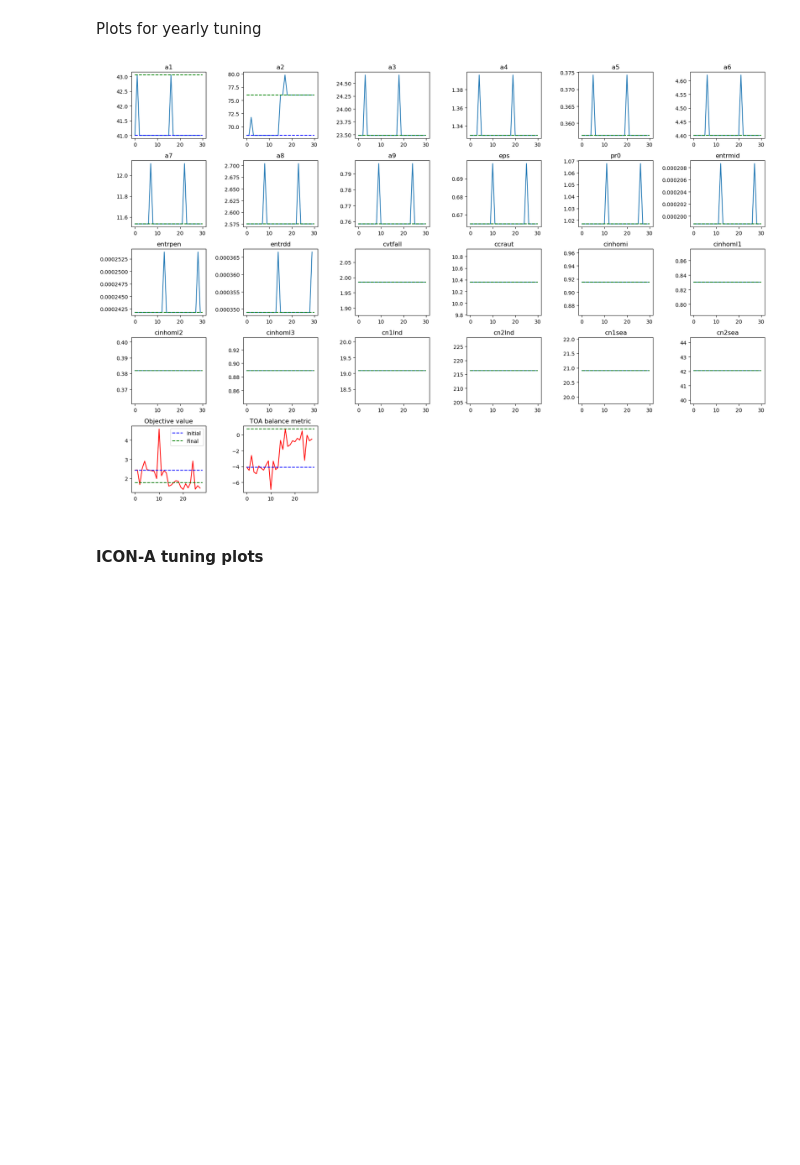
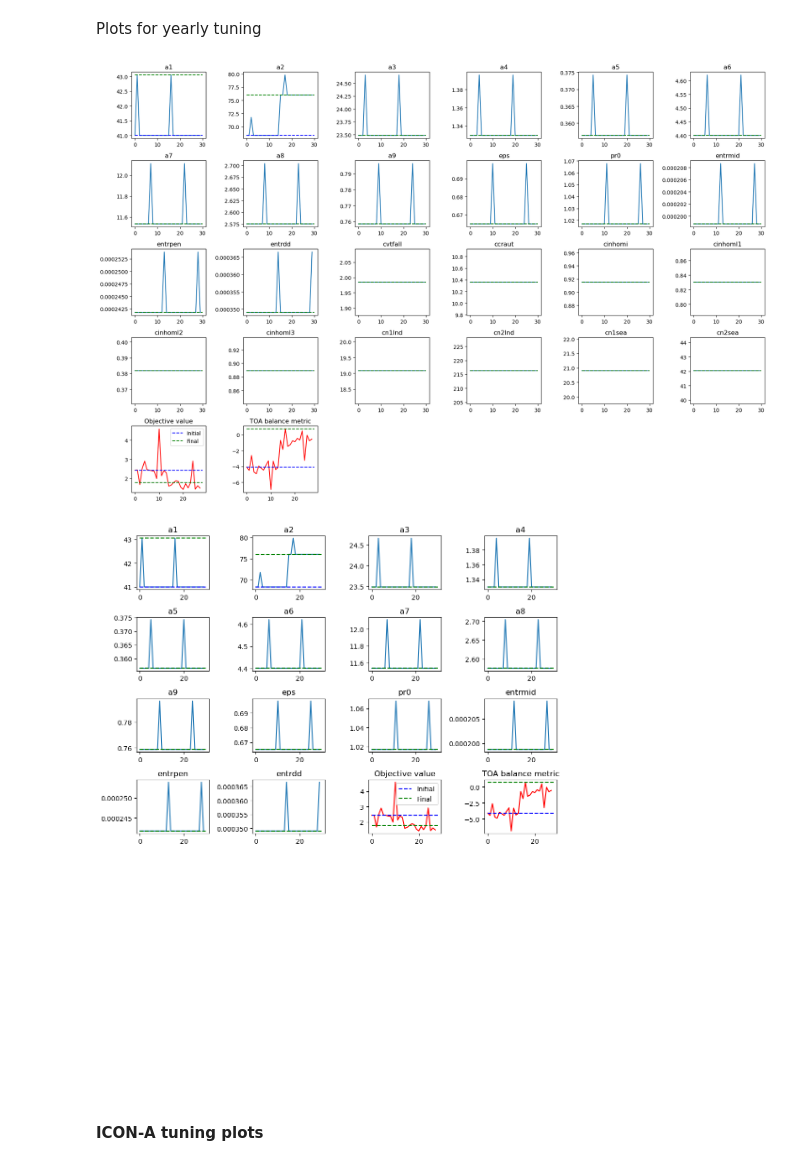
Before and after one commit to EyringMLClimateGroup/grundner25_iconaml_automatic_tuning, a Jupyter notebook: parameter_evolution.ipynb, the cells around one changed output. Cells and saved outputs as stored; diff of their text form; code cells hidden in the pictures; blank space fills up the shorter version.

```diff
--- a/parameter_evolution.ipynb
+++ b/parameter_evolution.ipynb
@@ -142,6 +146,52 @@ plt.tight_layout()
 plt.show()
 # %% [output]
 [figure]
+# %%
+# All ICON-A-MLe parameters
+param_names = ['a1', 'a2', 'a3', 'a4', 'a5', 'a6', 'a7', 'a8', 'a9', 'eps', 'pr0', 'entrmid', 'entrpen', 'entrdd', 'cvtfall', 'ccraut', 'cinhomi', 'cinhoml1', 'cinhoml2', 'cinhoml3',
+               'cn1lnd', 'cn2lnd', 'cn1sea', 'cn2sea']
+
+# Grid size (5 rows x 6 columns = 30 slots for 29 parameters)
+n_params = len(param_names)
+n_cols = 4
+n_rows = math.ceil((n_params + 2) / n_cols)
+
+fig, axs = plt.subplots(n_rows, n_cols, figsize=(10, 12))
+axs = axs.flatten()
+
+for param_ind, param_name in enumerate(param_names[:14]):
+    param_list_1, loss_values_1, toa_metric_1 = create_list("log.auto_tune.12956787.o", param_ind)
+    param_list_2, loss_values_2, toa_metric_2 = create_list("log.auto_tune.12962670.o", param_ind)
+    param_list = param_list_1 + param_list_2
+    loss_values = loss_values_1 + loss_values_2
+    toa_metrics = toa_metric_1 + toa_metric_2
+    final_ind = np.argwhere(np.array(loss_values) == 1.773)[0,0]
+    axs[param_ind].plot(param_list)
+    axs[param_ind].hlines(param_list[0], 0, len(param_list), color='blue', ls='--')
+    axs[param_ind].hlines(param_list[final_ind], 0, len(param_list), color='green', ls='--')
+    axs[param_ind].set_title(param_name)
+
+# Plot the loss
+axs[14].plot(loss_values, color='red')
+axs[14].hlines(loss_values[0], 0, len(loss_values), color='blue', ls='--', label='Initial')
+axs[14].hlines(loss_values[final_ind], 0, len(loss_values), color='green', ls='--', label='Final')
+axs[14].legend()
+axs[14].set_title('Objective value')
+
+# Plot the TOA balance metric
+axs[15].plot(toa_metrics, color='red')
+axs[15].hlines(toa_metrics[0], 0, len(toa_metrics), color='blue', ls='--')
+axs[15].hlines(toa_metrics[final_ind], 0, len(toa_metrics), color='green', ls='--')
+axs[15].set_title('TOA balance metric')
+
+# Turn off unused subplots if any
+for i in range(16, len(axs)):
+    axs[i].axis('off')
+
+plt.tight_layout()
+plt.show()
+# %% [output]
+[figure, added]
 # %% [markdown]
 #### ICON-A tuning plots
 # %%
```
Also changed, not shown: parts of 6 cells of this notebook.
